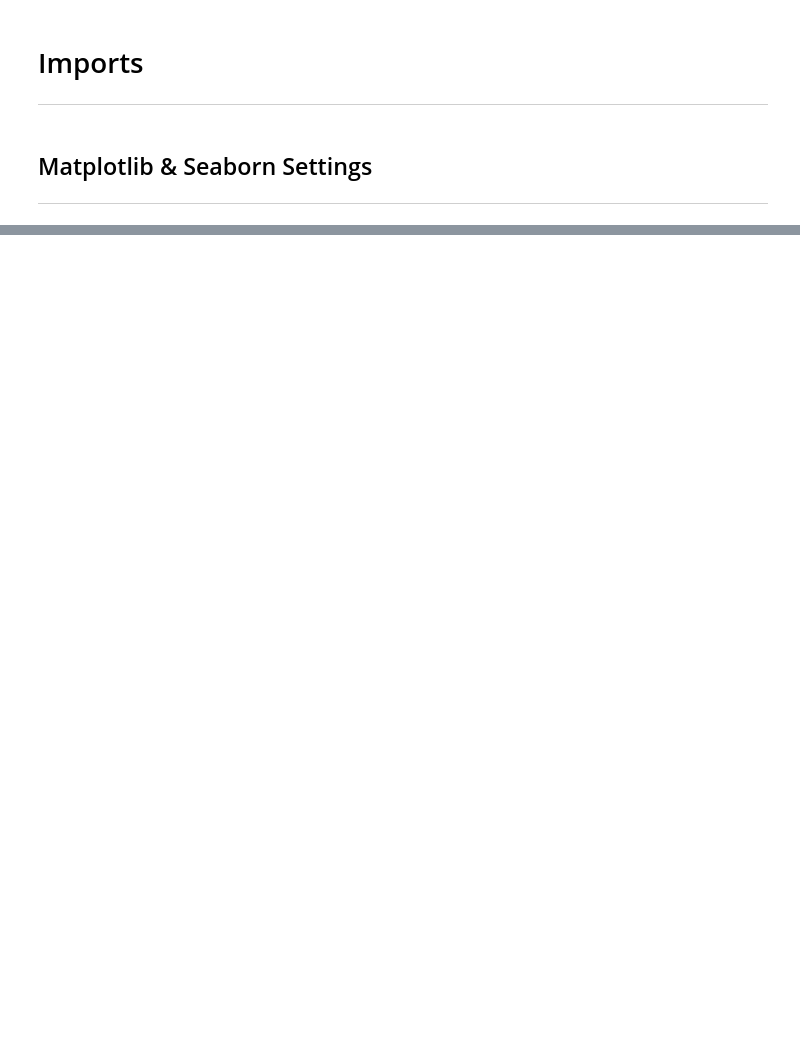
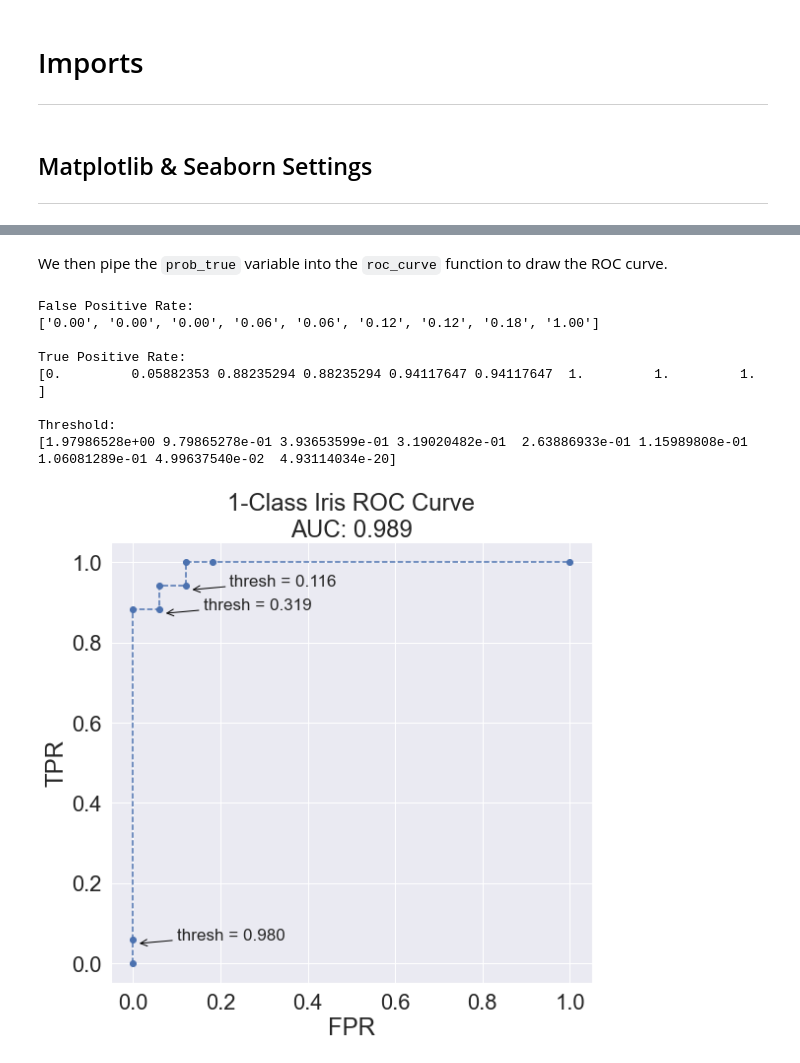
Before and after one commit to sminerport/academic-website, a Jupyter notebook: content/notebooks/ROC-curves.ipynb, the cells around one changed output, grey strips where cells are left out. Saved outputs shown, nothing was run; the diff lists cells and outputs as text; code cells hidden in the pictures; blank space fills up the shorter version.

Commit message:
Add ROC curves post

```diff
--- a/content/notebooks/ROC-curves.ipynb
+++ b/content/notebooks/ROC-curves.ipynb
@@ -500,0 +101,41 @@ round(avg, 4)
+# %% [markdown]
+We then pipe the `prob_true` variable into the `roc_curve` function to draw the ROC curve.
+# %%
+# Draw the ROC curve
+fpr, tpr, thresh = roc_curve(iris_1c_test_tgt, prob_true)
+
+auc_score = metrics.auc(fpr, tpr)
+
+print('False Positive Rate:')
+print(textwrap.fill(f"{['%.2f' % elem for elem in fpr]}", width=120))
+print()
+print('True Positive Rate:')
+print(textwrap.fill(f'{tpr}', width=120))
+print()
+print('Threshold:')
+print(textwrap.fill(str(thresh), width=180))
+
+# Create the ROC plot
+fig, ax = plt.subplots(figsize=(8, 8))
+ax.plot(fpr, tpr, 'o--')
+ax.set_title(f'1-Class Iris ROC Curve\nAUC: {auc_score:.3f}')
+ax.set_xlabel("FPR")
+ax.set_ylabel("TPR")
+
+investigate = np.array([1, 3, 5])
+for idx in investigate:
+    th, f, t = thresh[idx], fpr[idx], tpr[idx]
+    ax.annotate(f'thresh = {th:.3f}', xy=(f+.01, t-.01), xytext=(f+.1, t),
+                arrowprops={'arrowstyle': '->', 'color': 'black'}, size=17)
+plt.tight_layout()
+plt.show()
+# %% [output]
+False Positive Rate:
+['0.00', '0.00', '0.00', '0.06', '0.06', '0.12', '0.12', '0.18', '1.00']
+
+True Positive Rate:
+[0.         0.05882353 0.88235294 0.88235294 0.94117647 0.94117647  1.         1.         1.        ]
+
+Threshold:
+[1.97986528e+00 9.79865278e-01 3.93653599e-01 3.19020482e-01  2.63886933e-01 1.15989808e-01 1.06081289e-01 4.99637540e-02  4.93114034e-20]
+[figure, added]
```
Also changed, not shown: parts of 30 cells of this notebook, 25 other files.
